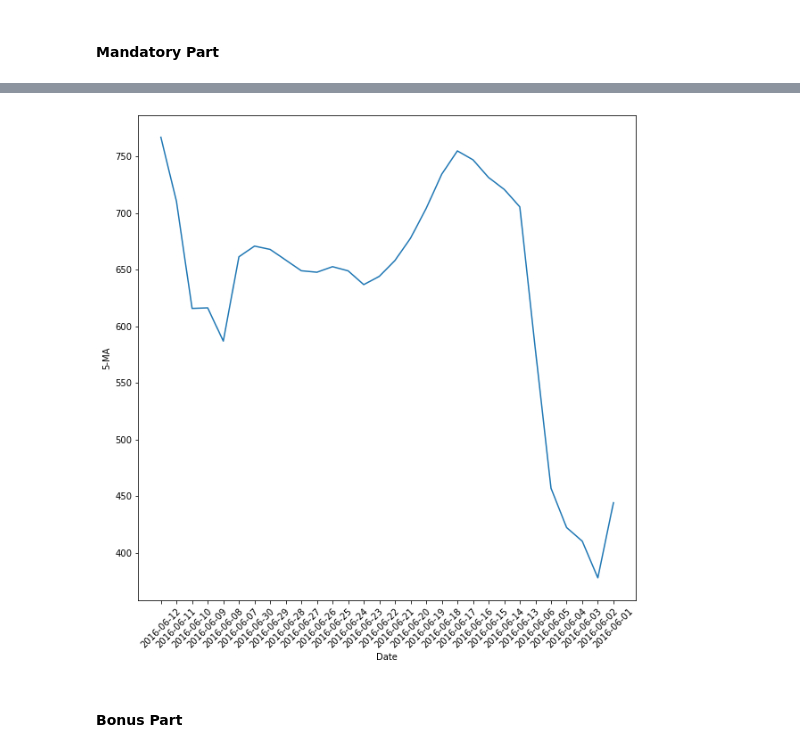
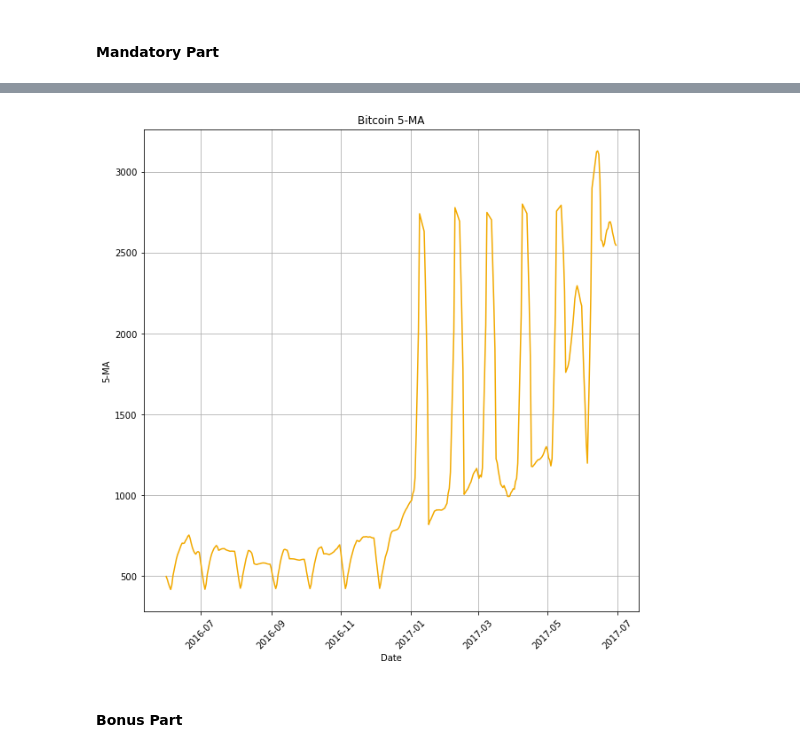
Before and after one commit to super-corini/programmers_kdt_II, a Jupyter notebook: 5. Day5 mission.ipynb, the cells around one changed output, grey strips where cells are left out. Drawn from its saved outputs; the diff is of its cells as text; code cells hidden in the pictures.

```diff
--- a/5. Day5 mission.ipynb
+++ b/5. Day5 mission.ipynb
@@ -113,13 +87,31 @@ new_df.head()
+# %%
+df = pd.read_csv('./archive/BitCoin.csv',index_col = 0)
+#date 정렬
+df = df.sort_values(by=['Date'])
+
+# datetime 변환
+df['Date'] = pd.to_datetime(df['Date'],format='%Y-%m-%d')
+# 5일 주가 이동평균
+df['5-MA'] = df['Open'].rolling(window=5).mean()
+
+# date 범위
+condition = (df['Date'] >= "2016-06-01") & (df['Date'] <= "2017-06-30")
+new_df = df[condition].dropna(axis=0)
 # %%
 plt.figure(figsize = (10,10))
 
-plt.plot(new_df['Date'],new_df['5-MA'])
+plt.plot(new_df['Date'],new_df['5-MA'],color = '#f2a900')
 
+plt.grid()
+
+plt.title('Bitcoin 5-MA')
 plt.xlabel('Date')
 plt.ylabel('5-MA')
+
 plt.xticks(rotation=45)
+
 plt.show()
 # %% [output]
-[figure, old version]
+[figure, new version]
 # %% [markdown]
 #### Bonus Part
```
Also changed, not shown: parts of 5 cells of this notebook.
